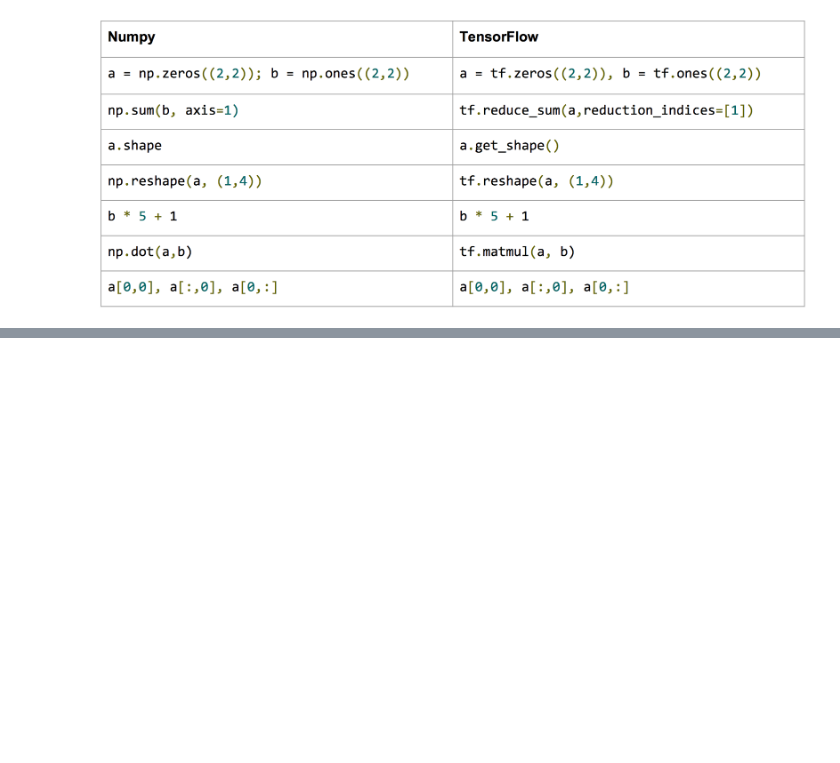
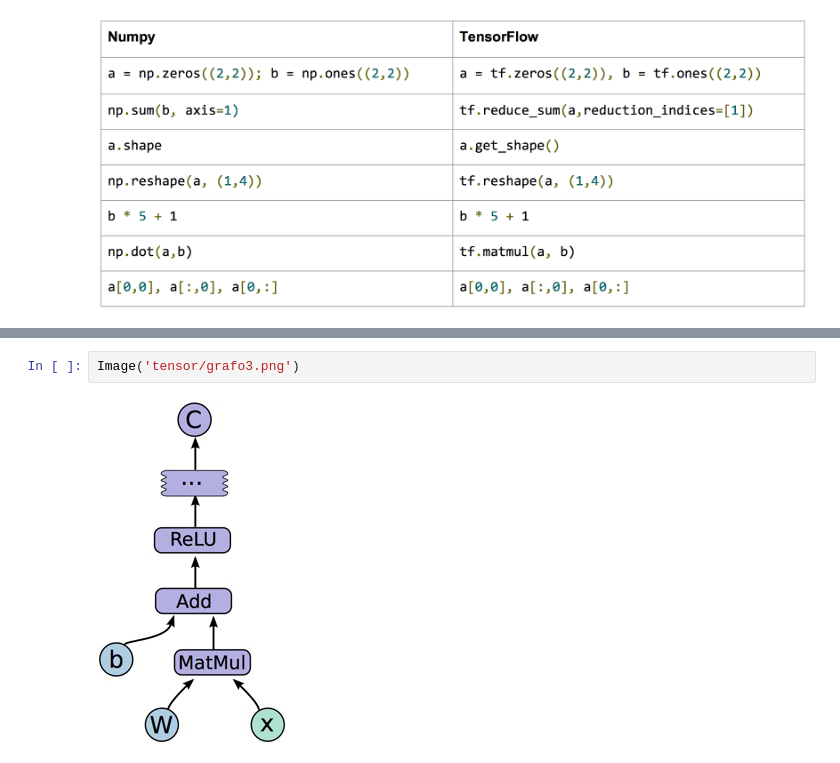
Before and after one commit to vvalcristina/python-fundamentos, a Jupyter notebook: Cap10/Cap10 - Tensor Flow.ipynb, the cells around one changed output, grey strips where cells are left out. Saved outputs shown, nothing was run; the diff lists cells and outputs as text; blank space fills up the shorter version.

```diff
--- a/Cap10/Cap10 - Tensor Flow.ipynb
+++ b/Cap10/Cap10 - Tensor Flow.ipynb
@@ -27,0 +61,4 @@ Image('tensor/tf_numpy.png')
+# %%
+Image('tensor/grafo3.png')
+# %% [output]
+[figure, added]
```
Also changed, not shown: parts of 10 cells of this notebook, 2 other files.
